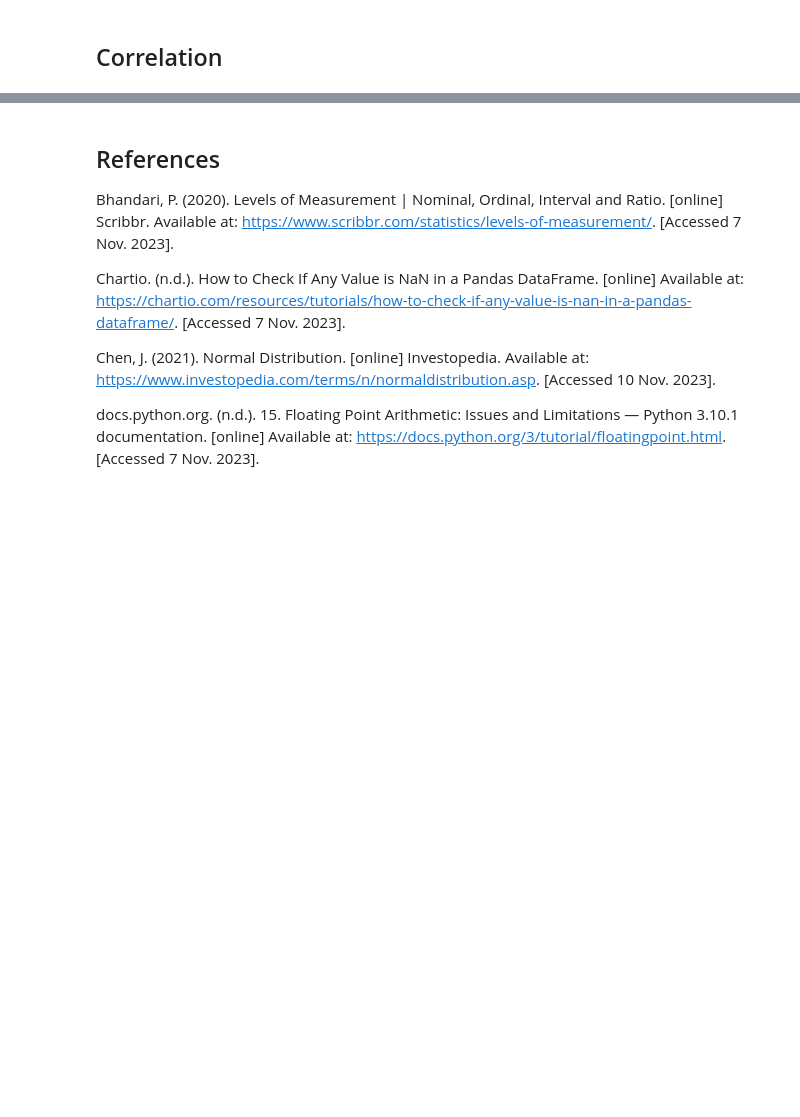
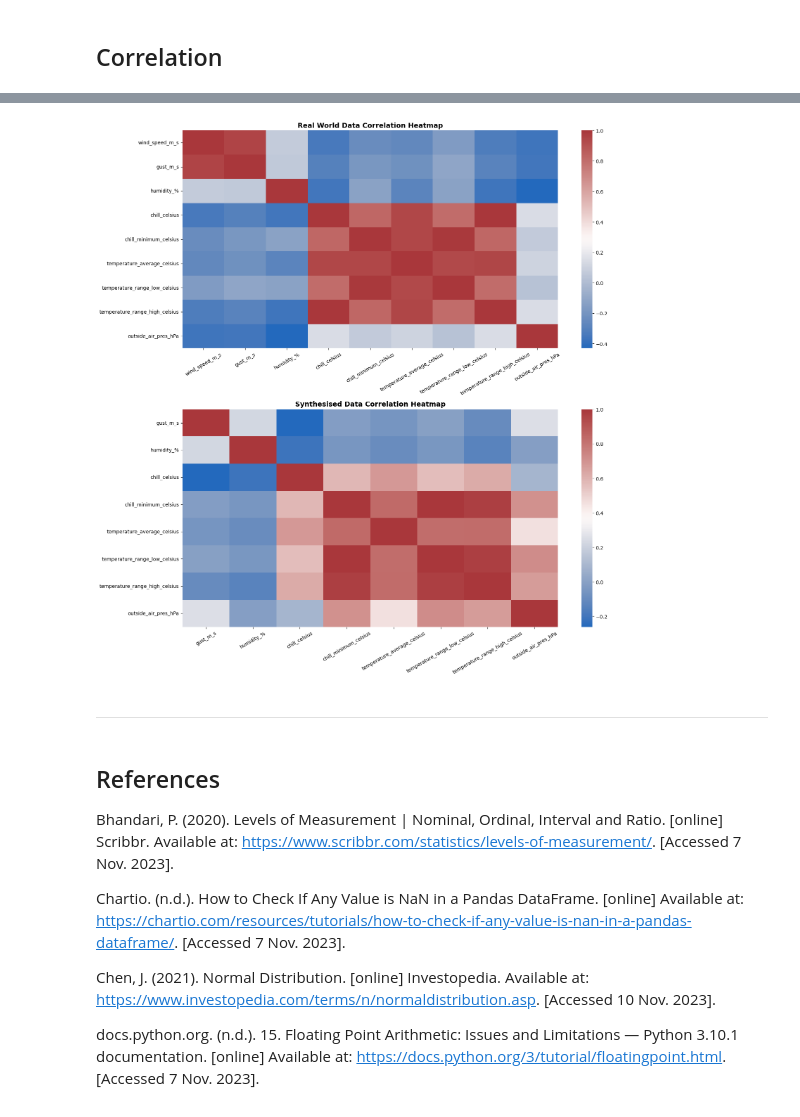
Before and after one commit to humphs078/ProgrammingforDataAnalysisAssignment_1, a Jupyter notebook: submission_notebook.ipynb, the cells around one changed output, grey strips where cells are left out. Cells and saved outputs as stored; diff of their text form; code cells hidden in the pictures; blank space fills up the shorter version.

Commit message:
Finish variable modelling and correlation heatmaps.

```diff
--- a/submission_notebook.ipynb
+++ b/submission_notebook.ipynb
@@ -1192,9 +1206,26 @@ humidity_model = np.concatenate((winter_normal_humidity, spring_normal_humidity,
+# %%
+# code adapted from - https://sparkbyexamples.com/python/numpy-concatenate-arrays/ [Accessed 13 Nov. 2023]
+wind_speed_model = np.concatenate((winter_wind_speed_model, spring_wind_speed_model, summer_wind_speed_model, autumn_wind_speed_model))
+gust_speed_model = np.concatenate((winter_gust_speed_model, spring_gust_speed_model, summer_gust_speed_model, autumn_gust_speed_model))
+humidity_model = np.concatenate((winter_humidity_model, spring_humidity_model, summer_humidity_model, autumn_humidity_model))
+chill_model = np.concatenate((winter_chill_model, spring_chill_model, summer_chill_model, autumn_chill_model))
+chill_min_model = np.concatenate((winter_chill_minimum_model, spring_chill_minimum_model, summer_chill_minimum_model, autumn_chill_minimum_model))
+temperature_average_model = np.concatenate((winter_temperature_average_model, spring_temperature_average_model , summer_temperature_average_model , autumn_temperature_average_model))
+temperature_low_model = np.concatenate((winter_temperature_low_model, spring_temperature_low_model, summer_temperature_low_model, autumn_temperature_low_model))
+temperature_high_model = np.concatenate((winter_temperature_high_model, spring_temperature_high_model, summer_temperature_high_model, autumn_temperature_high_model))
+air_pressure_model = np.concatenate((winter_air_pressure_high_model, spring_air_pressure_high_model, summer_air_pressure_high_model, autumn_air_pressure_high_model))
+# %%
+# delete unused column
+synthesised_dataset.drop(['date_time'], axis=1, inplace=True)
 # %% [markdown]
 Assign the modelled data to a column in the sythesised DataFrame.
 # %%
 synthesised_dataset['wind_speed_m_s'] = wind_speed_model
 synthesised_dataset['gust_m_s'] = gust_speed_model
 synthesised_dataset['humidity_%'] = humidity_model
-#print(type(synthesised_dataset))
-print(synthesised_dataset)
-#print(synthesised_dataset.info())
+synthesised_dataset['chill_celsius'] = chill_model
+synthesised_dataset['chill_minimum_celsius'] = chill_min_model
+synthesised_dataset['temperature_average_celsius'] = temperature_average_model
+synthesised_dataset['temperature_range_low_celsius'] = temperature_low_model
+synthesised_dataset['temperature_range_high_celsius'] = temperature_high_model
+synthesised_dataset['outside_air_pres_hPa'] = air_pressure_model
@@ -1208,0 +1307,3 @@ sns.heatmap(corr_variable)
+# %%
+synth_corr_variable = synthesised_dataset.iloc[0:, 1:].corr()
+synth_corr_variable
@@ -1209,3 +1320,18 @@ sns.heatmap(corr_variable)
+# %%
+plt.rcParams["figure.figsize"] = [16, 16]
+plt.rcParams["figure.autolayout"] = True
+
+
+fig, (ax1, ax2) = plt.subplots(2,1)
+sns.heatmap(corr_variable, cmap="vlag", ax=ax1).set_title('Real World Data Correlation Heatmap', color='black', size=14, weight='bold')
+ax1.set_xticklabels(ax1.get_xticklabels(),rotation = 30)
+sns.heatmap(synth_corr_variable, cmap="vlag", ax=ax2).set_title('Synthesised Data Correlation Heatmap', color='black', size=14, weight='bold')
+ax2.set_xticklabels(ax2.get_xticklabels(),rotation = 30)
+plt.show()
+# %% [output]
+[figure, added]
+# %% [markdown]
+---
 # %% [markdown]
 ## References <a id="references"></a>
 
```
Also changed, not shown: parts of 17 cells of this notebook, 5 other files.
